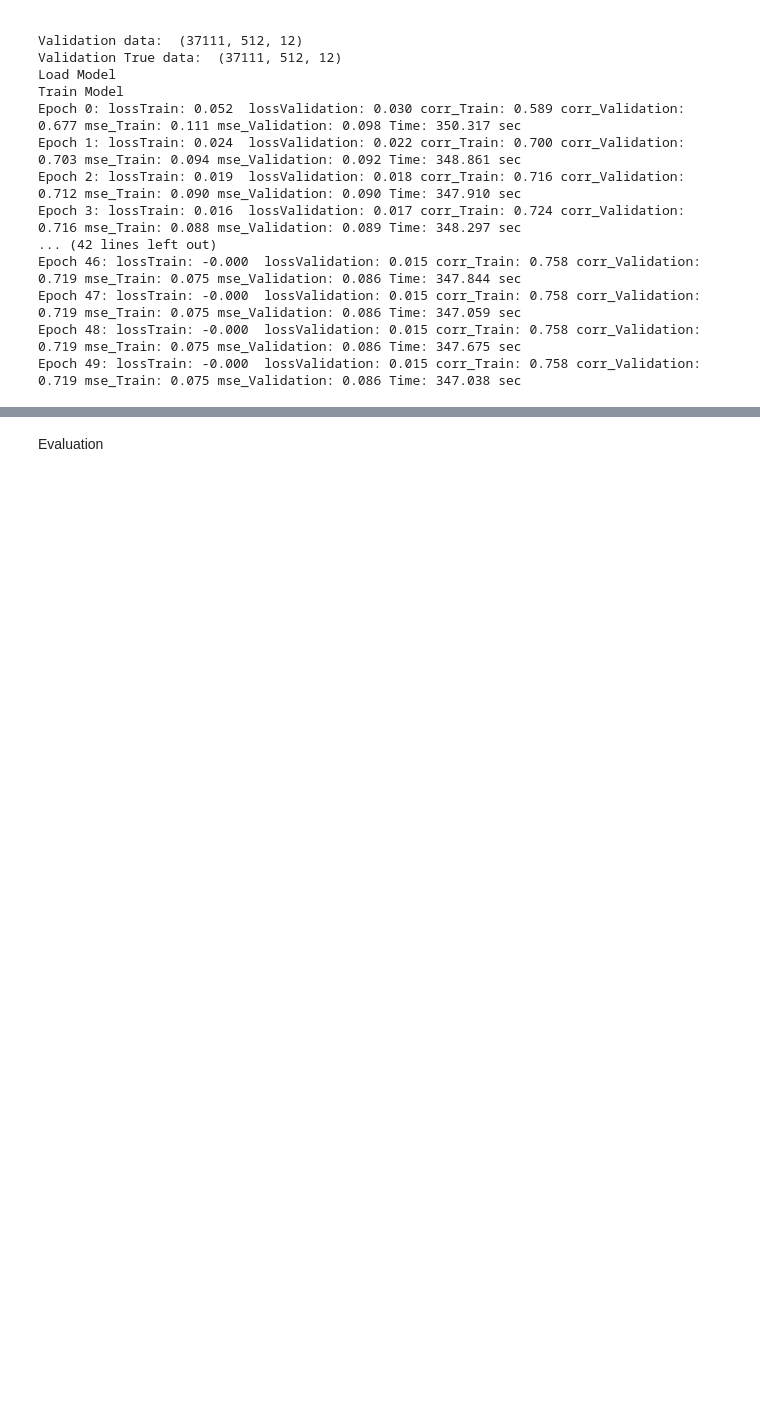
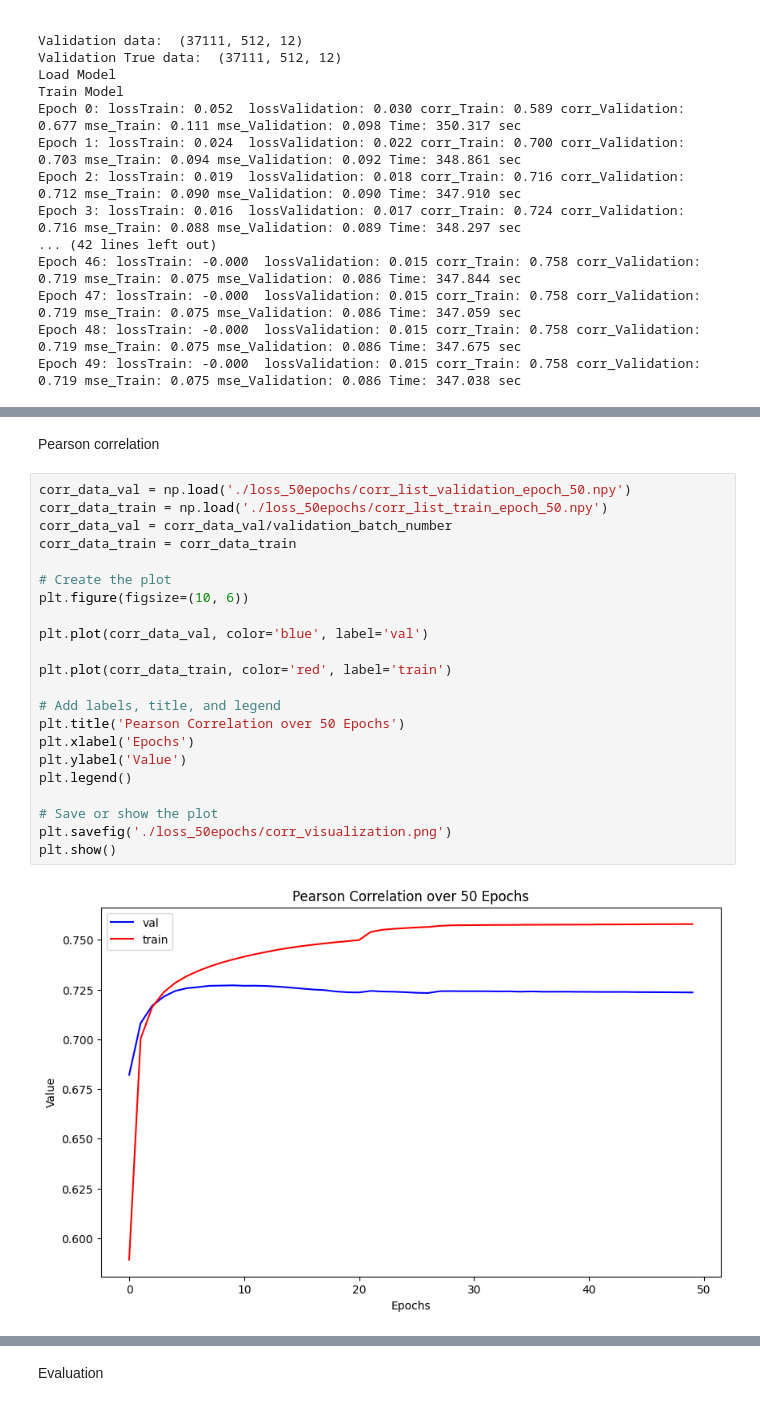
Before and after one commit to ziijiecheng/ptbxl5d, a Jupyter notebook: Internship_Candidate_Assessment.ipynb, the cells around one changed output, grey strips where cells are left out. Cells and saved outputs as stored; diff of their text form; blank space fills up the shorter version.

```diff
--- a/Internship_Candidate_Assessment.ipynb
+++ b/Internship_Candidate_Assessment.ipynb
@@ -1575,0 +2104,26 @@ Epoch 49: lossTrain: -0.000  lossValidation: 0.015 corr_Train: 0.758 corr_Valida
+# %% [markdown]
+Pearson correlation
+# %%
+corr_data_val = np.load('./loss_50epochs/corr_list_validation_epoch_50.npy')
+corr_data_train = np.load('./loss_50epochs/corr_list_train_epoch_50.npy')
+corr_data_val = corr_data_val/validation_batch_number
+corr_data_train = corr_data_train
+
+# Create the plot
+plt.figure(figsize=(10, 6))
+
+plt.plot(corr_data_val, color='blue', label='val')
+
+plt.plot(corr_data_train, color='red', label='train')
+
+# Add labels, title, and legend
+plt.title('Pearson Correlation over 50 Epochs')
+plt.xlabel('Epochs')
+plt.ylabel('Value')
+plt.legend()
+
+# Save or show the plot
+plt.savefig('./loss_50epochs/corr_visualization.png')
+plt.show()
+# %% [output]
+[figure, added]
```
Also changed, not shown: parts of 37 cells of this notebook.
